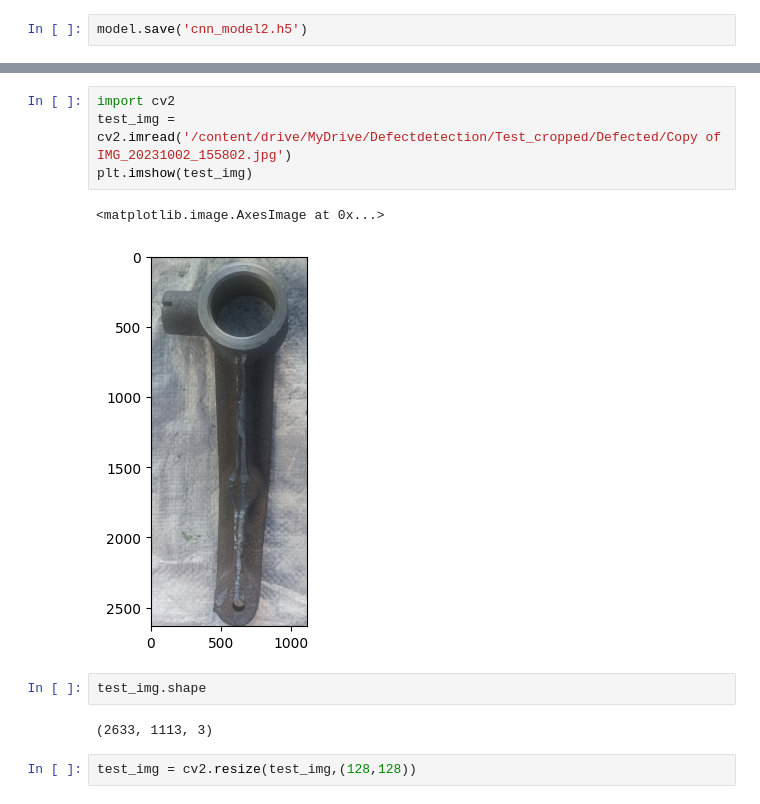
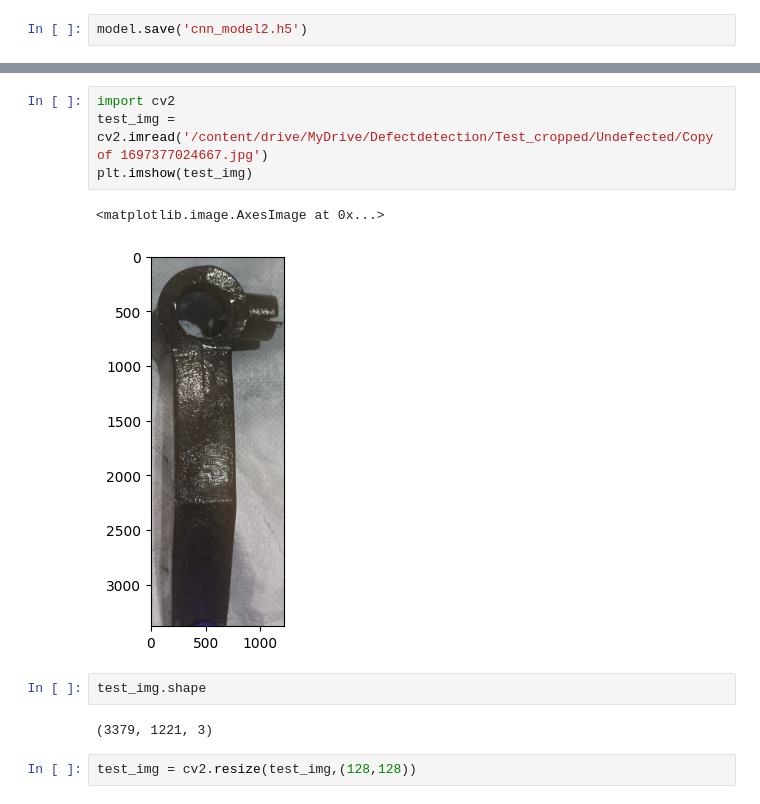
Before and after one commit to amrit22102/Defect_Detection_Pro, a Jupyter notebook: cnn_data_augmentation.ipynb, the cells around one changed output, grey strips where cells are left out. Drawn from its saved outputs; the diff is of its cells as text.

```diff
--- a/cnn_data_augmentation.ipynb
+++ b/cnn_data_augmentation.ipynb
@@ -124,14 +141,14 @@ plt.show()
 # %%
 import cv2
-test_img = cv2.imread('/content/drive/MyDrive/Defectdetection/Test_cropped/Defected/Copy of IMG_20231002_155802.jpg')
+test_img = cv2.imread('/content/drive/MyDrive/Defectdetection/Test_cropped/Undefected/Copy of 1697377024667.jpg')
 plt.imshow(test_img)
 # %% [output]
 <matplotlib.image.AxesImage at 0x...>
-[figure, old version]
+[figure, new version]
 # %%
 test_img.shape
 # %% [output]
-(2633, 1113, 3)
+(3379, 1221, 3)
 # %%
 test_img = cv2.resize(test_img,(128,128))
 # %%
```
Also changed, not shown: parts of 9 cells of this notebook.
